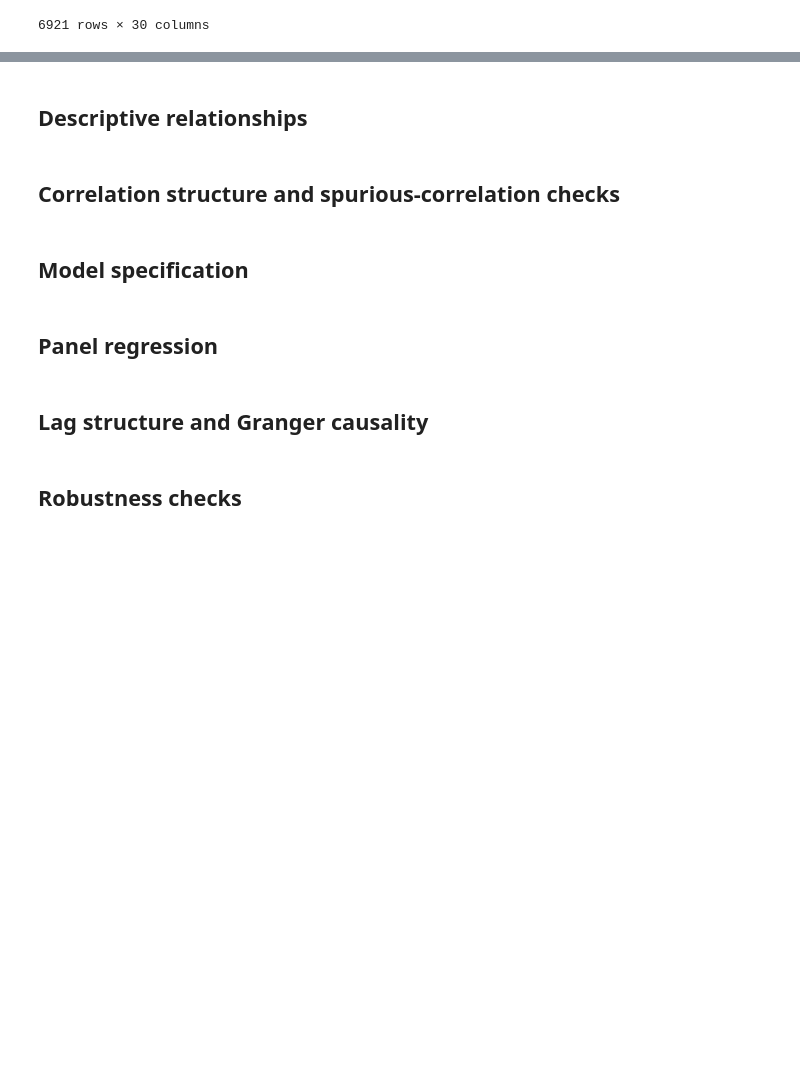
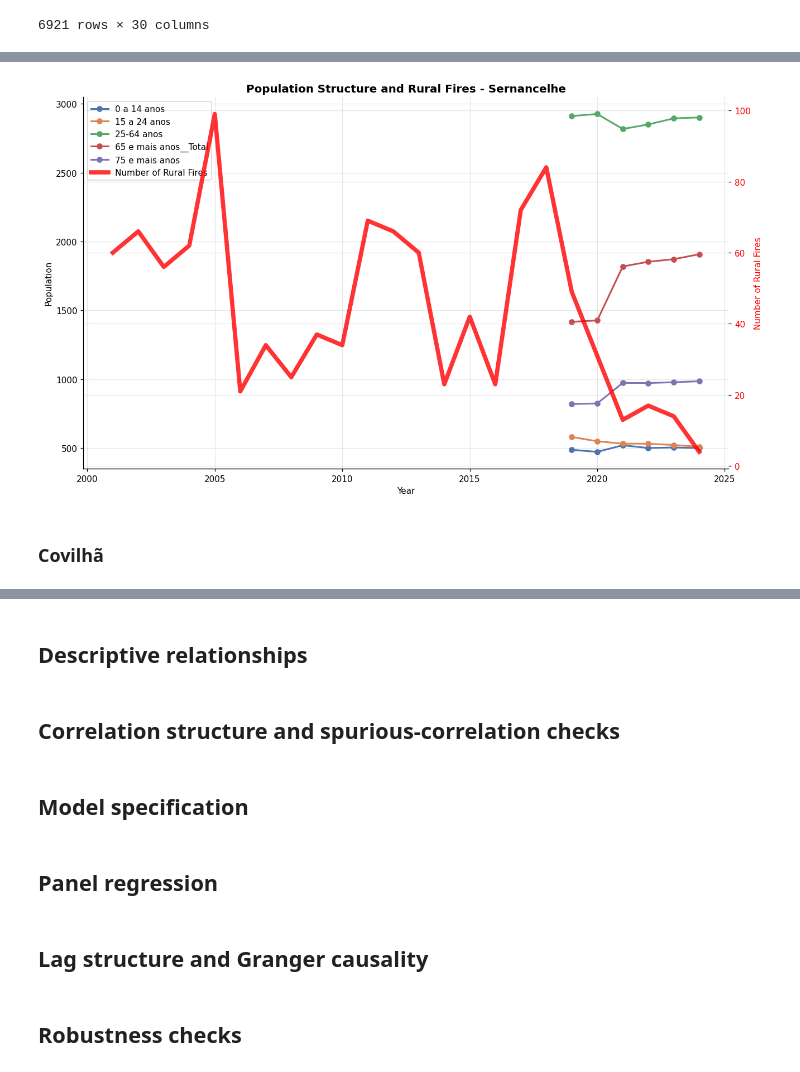
Before and after one commit to rogerjeasy/sustainability-analytics, a Jupyter notebook: notebooks/03_statistical_analysis.ipynb, the cells around one changed output, grey strips where cells are left out. Drawn from its saved outputs; the diff is of its cells as text; code cells hidden in the pictures; blank space fills up the shorter version.

```diff
--- a/notebooks/03_statistical_analysis.ipynb
+++ b/notebooks/03_statistical_analysis.ipynb
@@ -92,0 +133,71 @@ wildfire_data
+# %%
+wildfire_sernancelhe = wildfire_data.loc[
+    wildfire_data["year"].between(2001, 2024) &
+    (wildfire_data["Concelho"] == "Sernancelhe"),
+    ["year", "Num_IncendiosRurais"]
+]
+# %%
+import matplotlib.pyplot as plt
+
+# Population data
+pop_df = pop_sernancelhe.set_index("ine_year")
+
+# Fire data
+fire_df = wildfire_sernancelhe.set_index("year")
+
+fig, ax1 = plt.subplots(figsize=(12, 7))
+
+# Population lines (left axis)
+population_cols = [
+    "0 a 14 anos",
+    "15 a 24 anos",
+    "25-64 anos",
+    "65 e mais anos__Total",  # adjust if your actual column name differs
+    "75 e mais anos"
+]
+
+for col in population_cols:
+    ax1.plot(
+        pop_df.index,
+        pop_df[col],
+        marker="o",
+        linewidth=2,
+        label=col
+    )
+
+ax1.set_xlabel("Year")
+ax1.set_ylabel("Population")
+ax1.grid(True, alpha=0.3)
+
+# Fire axis (right)
+ax2 = ax1.twinx()
+
+ax2.plot(
+    fire_df.index,
+    fire_df["Num_IncendiosRurais"],
+    color="red",
+    linewidth=5,
+    alpha=0.8,
+    label="Number of Rural Fires"
+)
+
+ax2.set_ylabel("Number of Rural Fires", color="red")
+ax2.tick_params(axis="y", labelcolor="red")
+
+# Merge legends
+lines1, labels1 = ax1.get_legend_handles_labels()
+lines2, labels2 = ax2.get_legend_handles_labels()
+
+ax1.legend(
+    lines1 + lines2,
+    labels1 + labels2,
+    loc="upper left"
+)
+
+plt.title("Population Structure and Rural Fires - Sernancelhe")
+plt.tight_layout()
+plt.show()
+# %% [output]
+[figure, added]
+# %% [markdown]
+### Covilhã
```
Also changed, not shown: parts of 14 cells of this notebook, 2 other files.
